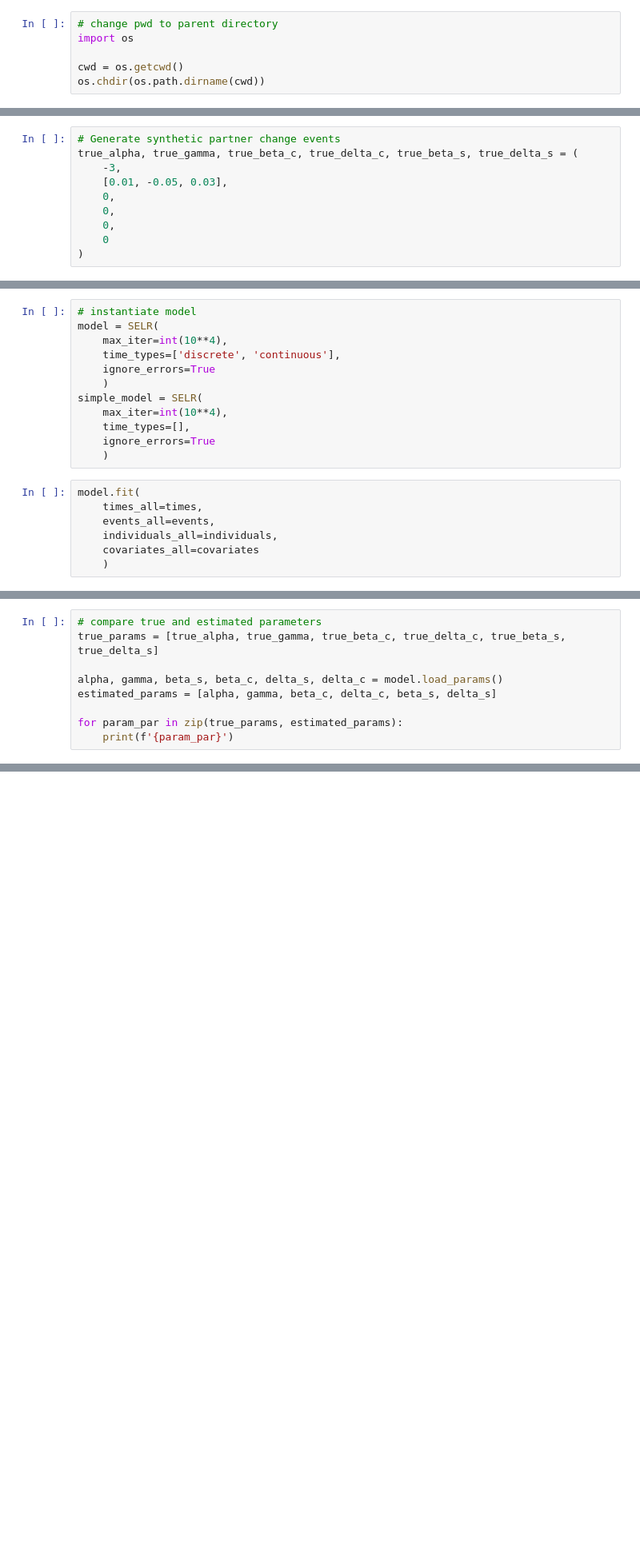
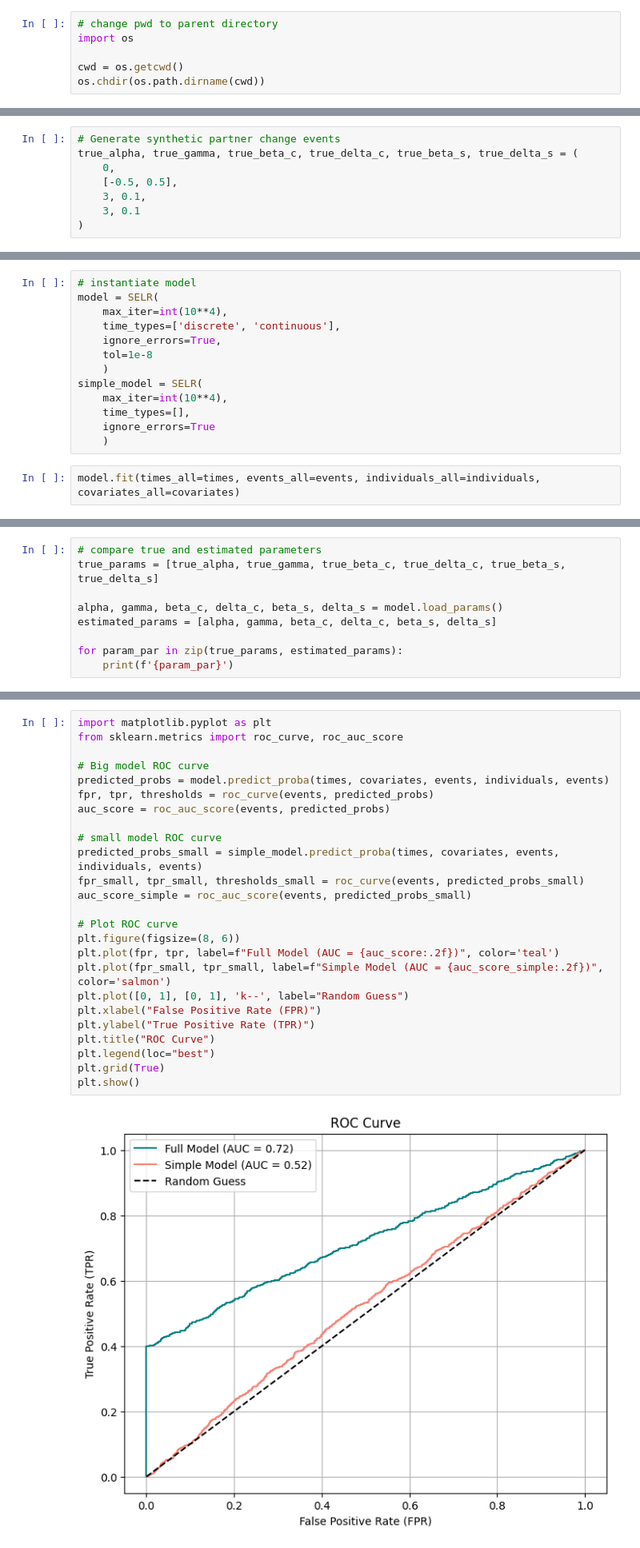
Before and after one commit to Lasse-mohr/hawkes_partners, a Jupyter notebook: notebooks/tests.ipynb, the cells around one changed output, grey strips where cells are left out. Shown at 80% size. Cells and saved outputs as stored; diff of their text form; blank space fills up the shorter version.

```diff
--- a/notebooks/tests.ipynb
+++ b/notebooks/tests.ipynb
@@ -23,12 +24,10 @@ n_events_per_individual = rng.integers(1, max_events_per_individual, size=n_indi
 # %%
 # Generate synthetic partner change events
 true_alpha, true_gamma, true_beta_c, true_delta_c, true_beta_s, true_delta_s = (
-    -3,
-    [0.01, -0.05, 0.03],
     0,
-    0,
-    0,
-    0
+    [-0.5, 0.5],
+    3, 0.1,
+    3, 0.1
 )
 # %%
 continuous_time = []
@@ -98,7 +106,8 @@ Proportion of nonzero events: 0.13272402145837472
 model = SELR(
     max_iter=int(10**4),
     time_types=['discrete', 'continuous'],
-    ignore_errors=True
+    ignore_errors=True,
+    tol=1e-8
     )
 simple_model = SELR(
     max_iter=int(10**4),
@@ -106,10 +115,5 @@ simple_model = SELR(
     ignore_errors=True
     )
 # %%
-model.fit(
-    times_all=times,
-    events_all=events,
-    individuals_all=individuals,
-    covariates_all=covariates
-    )
+model.fit(times_all=times, events_all=events, individuals_all=individuals, covariates_all=covariates)
 # %% [output]
@@ -123,7 +125,7 @@ Number of parameters: 8
 # compare true and estimated parameters
 true_params = [true_alpha, true_gamma, true_beta_c, true_delta_c, true_beta_s, true_delta_s]
 
-alpha, gamma, beta_s, beta_c, delta_s, delta_c = model.load_params()
+alpha, gamma, beta_c, delta_c, beta_s, delta_s = model.load_params()
 estimated_params = [alpha, gamma, beta_c, delta_c, beta_s, delta_s]
 
 for param_par in zip(true_params, estimated_params):
@@ -206,0 +199,27 @@ ValueError: shapes (5033,3) and (1,3) not aligned: 3 (dim 1) != 1 (dim 0)
+# %%
+import matplotlib.pyplot as plt
+from sklearn.metrics import roc_curve, roc_auc_score
+
+# Big model ROC curve
+predicted_probs = model.predict_proba(times, covariates, events, individuals, events)
+fpr, tpr, thresholds = roc_curve(events, predicted_probs)
+auc_score = roc_auc_score(events, predicted_probs)
+
+# small model ROC curve
+predicted_probs_small = simple_model.predict_proba(times, covariates, events, individuals, events)
+fpr_small, tpr_small, thresholds_small = roc_curve(events, predicted_probs_small)
+auc_score_simple = roc_auc_score(events, predicted_probs_small)
+
+# Plot ROC curve
+plt.figure(figsize=(8, 6))
+plt.plot(fpr, tpr, label=f"Full Model (AUC = {auc_score:.2f})", color='teal')
+plt.plot(fpr_small, tpr_small, label=f"Simple Model (AUC = {auc_score_simple:.2f})", color='salmon')
+plt.plot([0, 1], [0, 1], 'k--', label="Random Guess")
+plt.xlabel("False Positive Rate (FPR)")
+plt.ylabel("True Positive Rate (TPR)")
+plt.title("ROC Curve")
+plt.legend(loc="best")
+plt.grid(True)
+plt.show()
+# %% [output]
+[figure, added]
```
Also changed, not shown: parts of 20 cells of this notebook, 2 other files.
